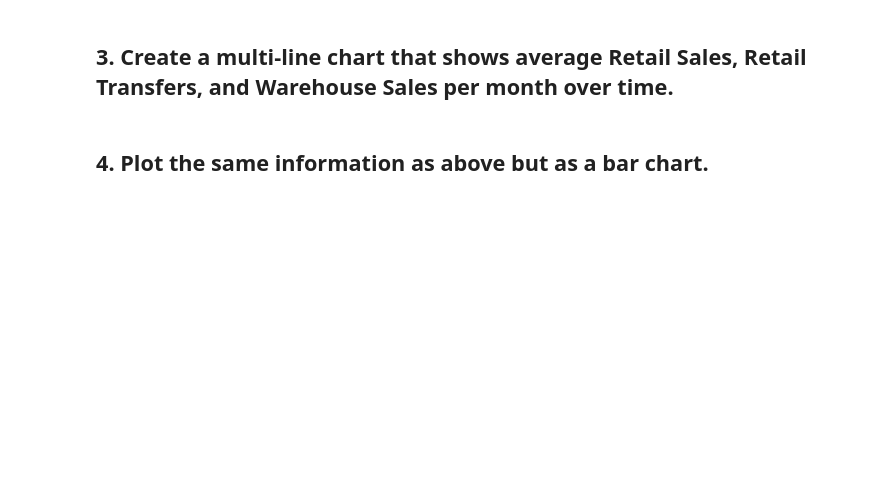
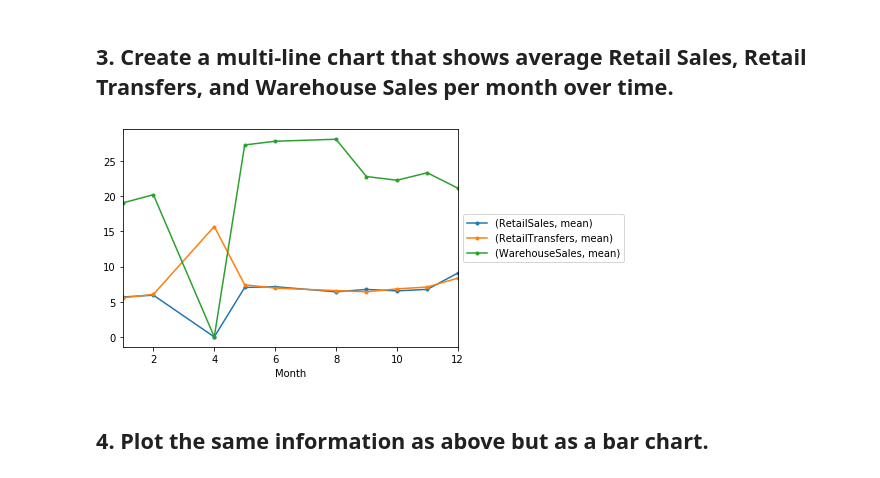
Before and after one commit to marinapm90/data-labs, a Jupyter notebook: module-2/lab-plotting-multiple-data-series/your-code/main.ipynb, the cells around one changed output. Cells and saved outputs as stored; diff of their text form; code cells hidden in the pictures; blank space fills up the shorter version.

```diff
--- a/module-2/lab-plotting-multiple-data-series/your-code/main.ipynb
+++ b/module-2/lab-plotting-multiple-data-series/your-code/main.ipynb
@@ -33,4 +46,11 @@ TypeError: bar() missing 1 required positional argument: 'height'
 # %% [markdown]
 ## 3. Create a multi-line chart that shows average Retail Sales, Retail Transfers, and Warehouse Sales per month over time.
+# %%
+data_month = data.groupby(by='Month').agg({'RetailSales':['mean'],'RetailTransfers':['mean'],'WarehouseSales':['mean']})
+
+data_month.plot(kind = 'line', style='.-')
+plt.legend(loc='center left', bbox_to_anchor=(1.0, 0.5));
+# %% [output]
+[figure, added]
 # %% [markdown]
 ## 4. Plot the same information as above but as a bar chart.
```
Also changed, not shown: parts of 8 cells of this notebook.
